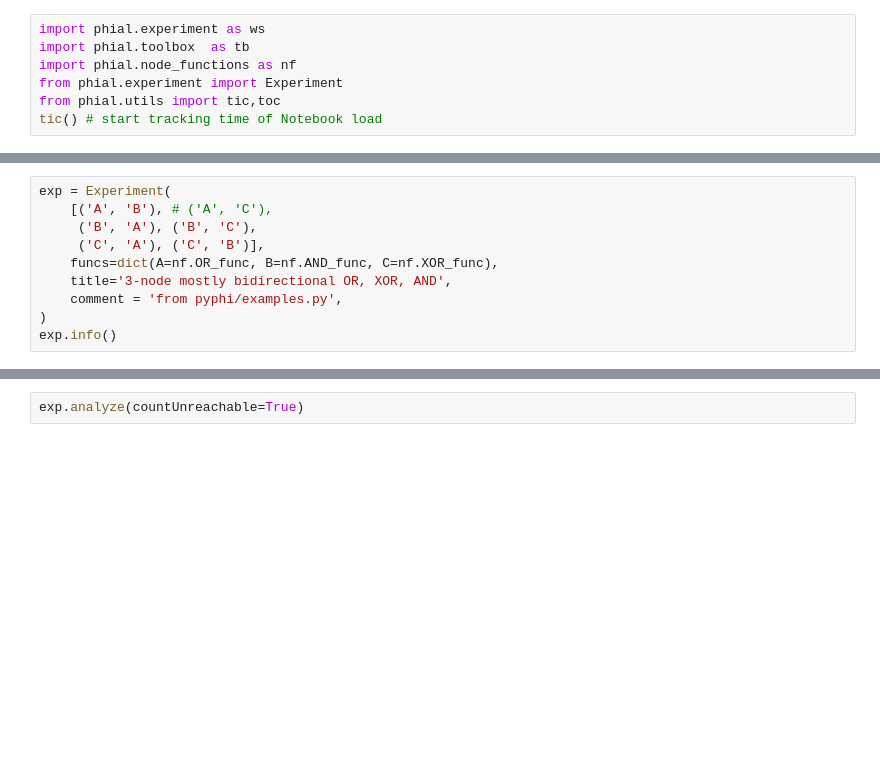
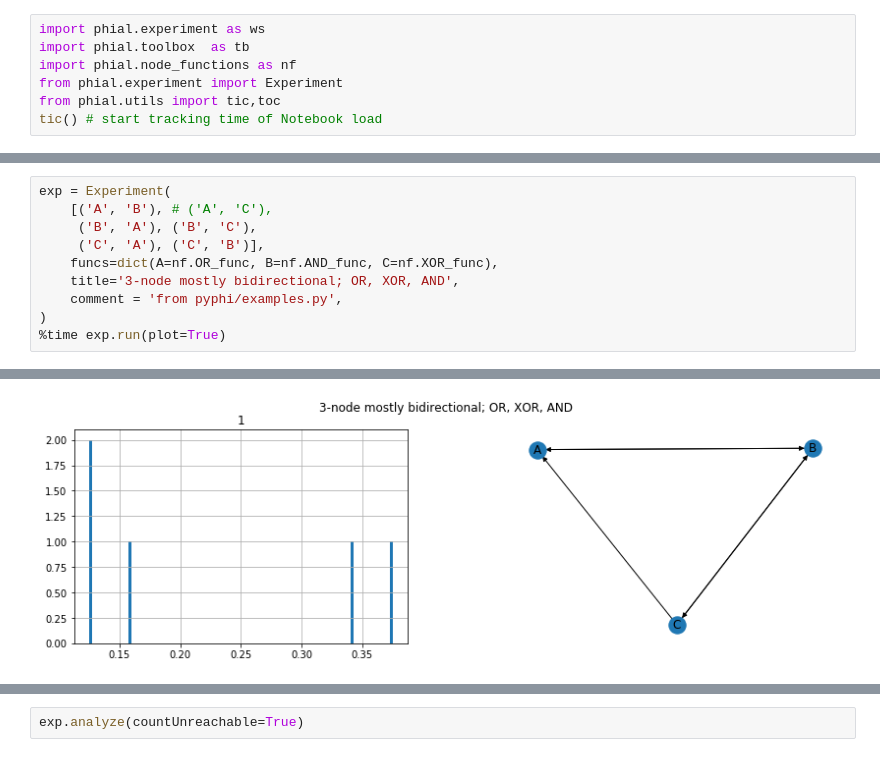
Before and after one commit to wesmith/phial, a Jupyter notebook: notebooks/Experiment-usage.ipynb, the cells around one changed output, grey strips where cells are left out. Drawn from its saved outputs; the diff is of its cells as text; blank space fills up the shorter version.

```diff
--- a/notebooks/Experiment-usage.ipynb
+++ b/notebooks/Experiment-usage.ipynb
@@ -13,8 +17,8 @@ exp = Experiment(
      ('B', 'A'), ('B', 'C'),
      ('C', 'A'), ('C', 'B')],
     funcs=dict(A=nf.OR_func, B=nf.AND_func, C=nf.XOR_func),
-    title='3-node mostly bidirectional OR, XOR, AND',
+    title='3-node mostly bidirectional; OR, XOR, AND',
     comment = 'from pyphi/examples.py',
 )
-exp.info()
+%time exp.run(plot=True)
 # %% [output]
@@ -25,0 +37 @@ exp.info()
+[figure, added]
```
Also changed, not shown: parts of 13 cells of this notebook, 5 other files.
